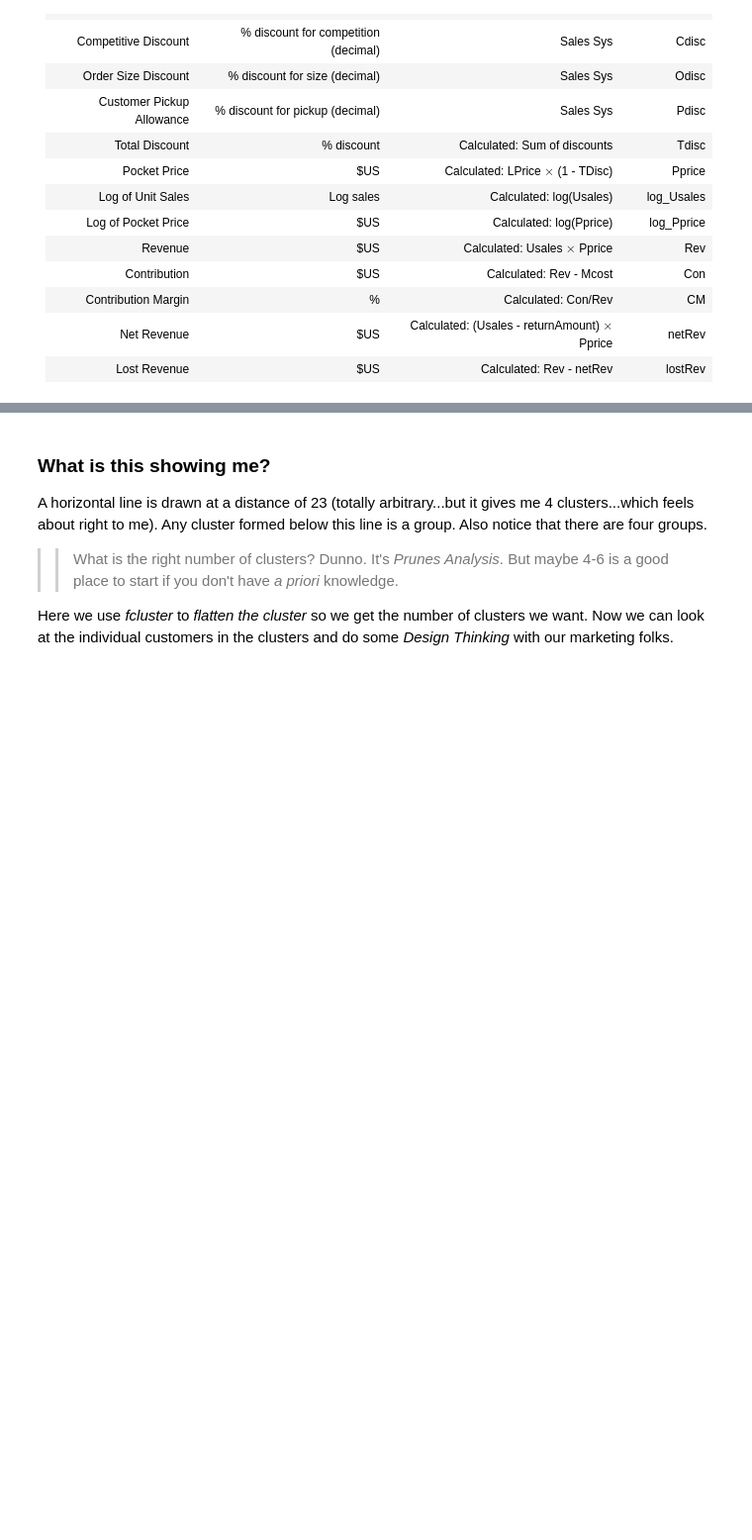
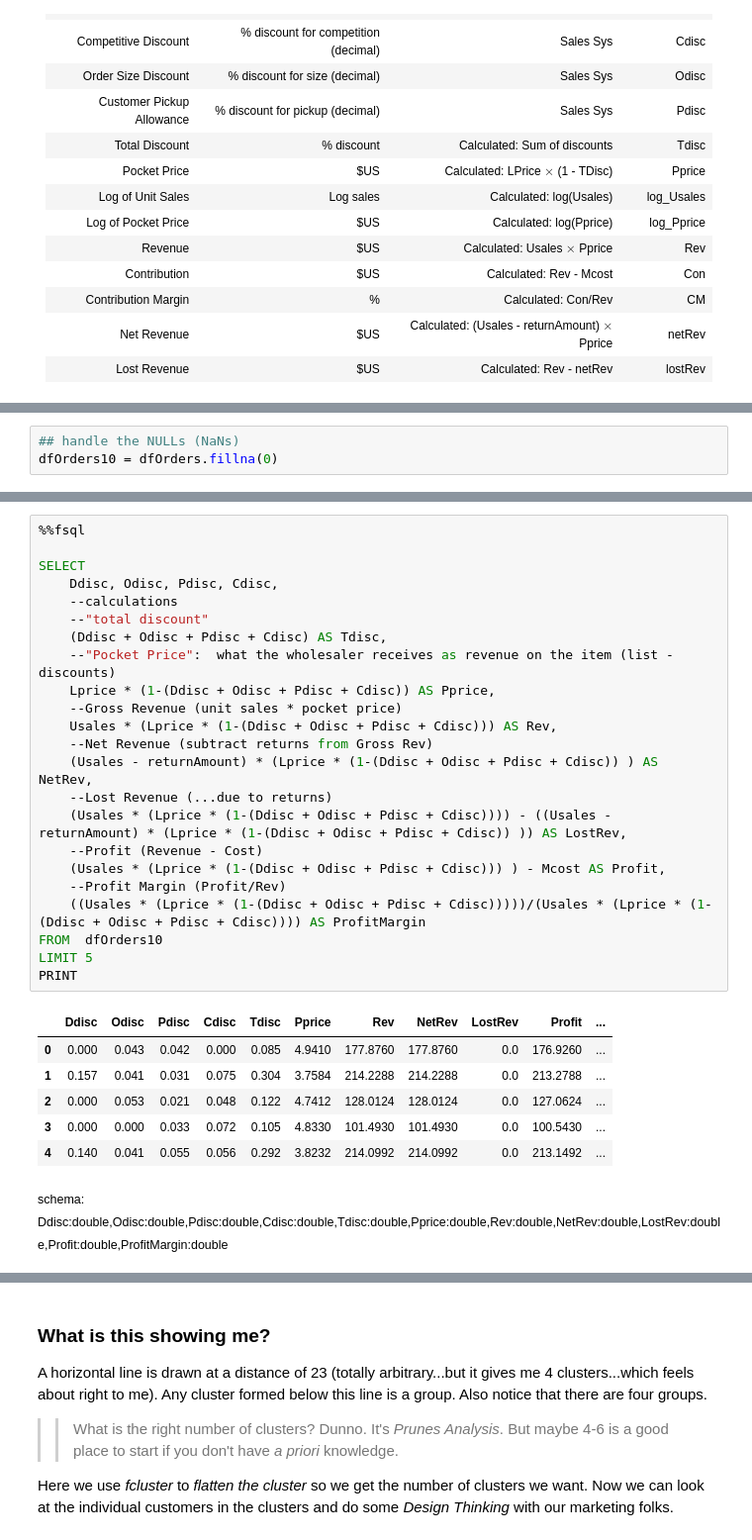
Before and after one commit to davew-msft/CustomerAnalytics, a Jupyter notebook: CustomerSegmentationAnalytics.ipynb, the cells around one changed output, grey strips where cells are left out. Shown: that part at 99% size. Cells and saved outputs as stored; diff of their text form; blank space fills up the shorter version.

```diff
--- a/CustomerSegmentationAnalytics.ipynb
+++ b/CustomerSegmentationAnalytics.ipynb
@@ -365,0 +225,3 @@ for i in range( len( rec_lst ) ):
+# %%
+## handle the NULLs (NaNs)
+dfOrders10 = dfOrders.fillna(0)
@@ -365,0 +236,31 @@ for i in range( len( rec_lst ) ):
+# %%
+%%fsql
+
+SELECT
+    Ddisc, Odisc, Pdisc, Cdisc,
+    --calculations
+    --"total discount"
+    (Ddisc + Odisc + Pdisc + Cdisc) AS Tdisc,
+    --"Pocket Price":  what the wholesaler receives as revenue on the item (list - discounts)
+    Lprice * (1-(Ddisc + Odisc + Pdisc + Cdisc)) AS Pprice,
+    --Gross Revenue (unit sales * pocket price)
+    Usales * (Lprice * (1-(Ddisc + Odisc + Pdisc + Cdisc))) AS Rev,
+    --Net Revenue (subtract returns from Gross Rev)
+    (Usales - returnAmount) * (Lprice * (1-(Ddisc + Odisc + Pdisc + Cdisc)) ) AS NetRev,
+    --Lost Revenue (...due to returns)
+    (Usales * (Lprice * (1-(Ddisc + Odisc + Pdisc + Cdisc)))) - ((Usales - returnAmount) * (Lprice * (1-(Ddisc + Odisc + Pdisc + Cdisc)) )) AS LostRev,
+    --Profit (Revenue - Cost)
+    (Usales * (Lprice * (1-(Ddisc + Odisc + Pdisc + Cdisc))) ) - Mcost AS Profit,
+    --Profit Margin (Profit/Rev)
+    ((Usales * (Lprice * (1-(Ddisc + Odisc + Pdisc + Cdisc)))))/(Usales * (Lprice * (1-(Ddisc + Odisc + Pdisc + Cdisc)))) AS ProfitMargin
+FROM  dfOrders10
+LIMIT 5
+PRINT
+# %% [output]
+|  | Ddisc | Odisc | Pdisc | Cdisc | Tdisc | Pprice | Rev | NetRev | LostRev | Profit | ... |
+| 0 | 0.000 | 0.043 | 0.042 | 0.000 | 0.085 | 4.9410 | 177.8760 | 177.8760 | 0.0 | 176.9260 | ... |
+| 1 | 0.157 | 0.041 | 0.031 | 0.075 | 0.304 | 3.7584 | 214.2288 | 214.2288 | 0.0 | 213.2788 | ... |
+| 2 | 0.000 | 0.053 | 0.021 | 0.048 | 0.122 | 4.7412 | 128.0124 | 128.0124 | 0.0 | 127.0624 | ... |
+| 3 | 0.000 | 0.000 | 0.033 | 0.072 | 0.105 | 4.8330 | 101.4930 | 101.4930 | 0.0 | 100.5430 | ... |
+| 4 | 0.140 | 0.041 | 0.055 | 0.056 | 0.292 | 3.8232 | 214.0992 | 214.0992 | 0.0 | 213.1492 | ... |
+schema: Ddisc:double,Odisc:double,Pdisc:double,Cdisc:double,Tdisc:double,Pprice:double,Rev:double,NetRev:double,LostRev:double,Profit:double,ProfitMargin:double
```
Also changed, not shown: parts of 53 cells of this notebook, 9 other files.
